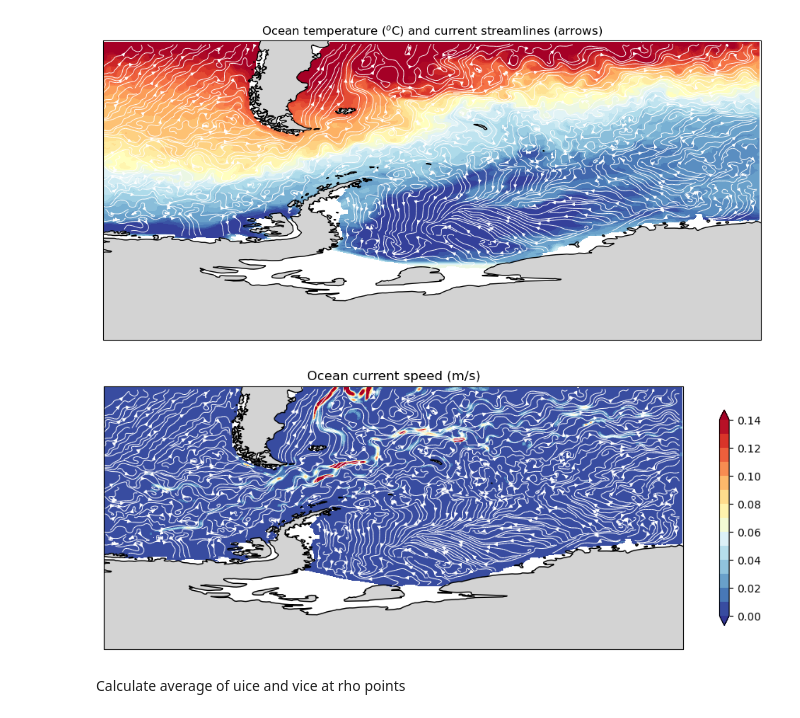
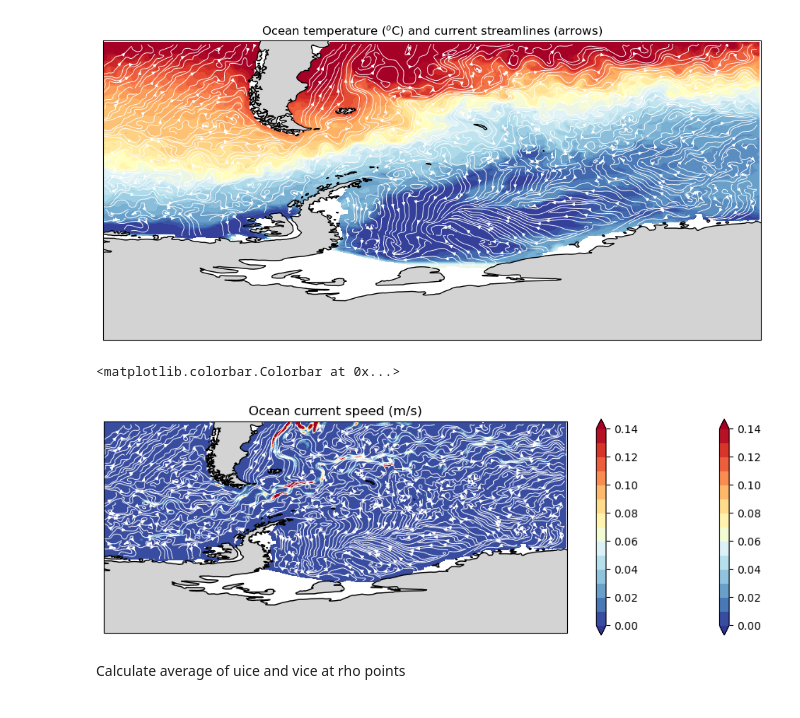
Before and after one commit to trondkr/model2roms, a Jupyter notebook: Examples/M2R_plot_streamlines.ipynb, the cells around one changed output. Cells and saved outputs as stored; diff of their text form; code cells hidden in the pictures.

```diff
--- a/M2R_plot_streamlines.ipynb
+++ b/Examples/M2R_plot_streamlines.ipynb
@@ -127,31 +128,33 @@ sp = ax.streamplot(curvilinear_ds["lon"].values,
 # %%
 fig = plt.figure(figsize=(12, 12))
 crs_latlon = ccrs.PlateCarree()
 ax = fig.add_subplot(1, 1, 1, projection=crs_latlon)
 ax.set_extent([-100, 10. , -90, -40], crs=crs_latlon)
 ax.coastlines('50m')
 
 cf = ax.contourf(curvilinear_ds["lon"].values,
                      curvilinear_ds["lat"].values,
                      speed,
                      levels=np.arange(0,0.15, 0.01),
                      cmap='RdYlBu_r',
                      extend='both',
                      transform=ccrs.PlateCarree())
 plt.colorbar(cf,ax=ax, shrink=0.3)
 ax.add_feature(cpf.LAND, color="lightgrey")
 plt.title("Ocean current speed (m/s)")
 sp = ax.streamplot(curvilinear_ds["lon"].values,
                    curvilinear_ds["lat"].values,
                    curvilinear_ds["u"].values,
                    curvilinear_ds["v"].values,
                    linewidth=0.7    ,
                    arrowsize = 0.7,
                    density=6,
                    color='w',
                    transform=ccrs.PlateCarree())
+plt.colorbar(cf,ax=ax, shrink=0.3)
 # %% [output]
+<matplotlib.colorbar.Colorbar at 0x...>
-[figure, old version]
+[figure, new version]
 # %% [markdown]
 Calculate average of uice and vice at rho points
 # %%
```
Also changed, not shown: parts of 3 cells of this notebook, 4 other files.
